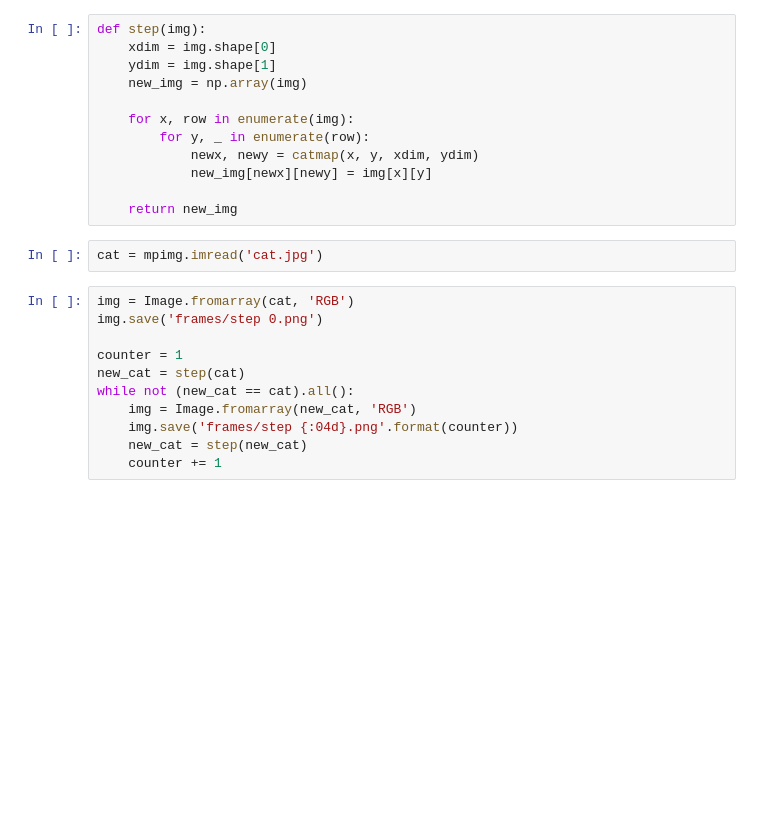
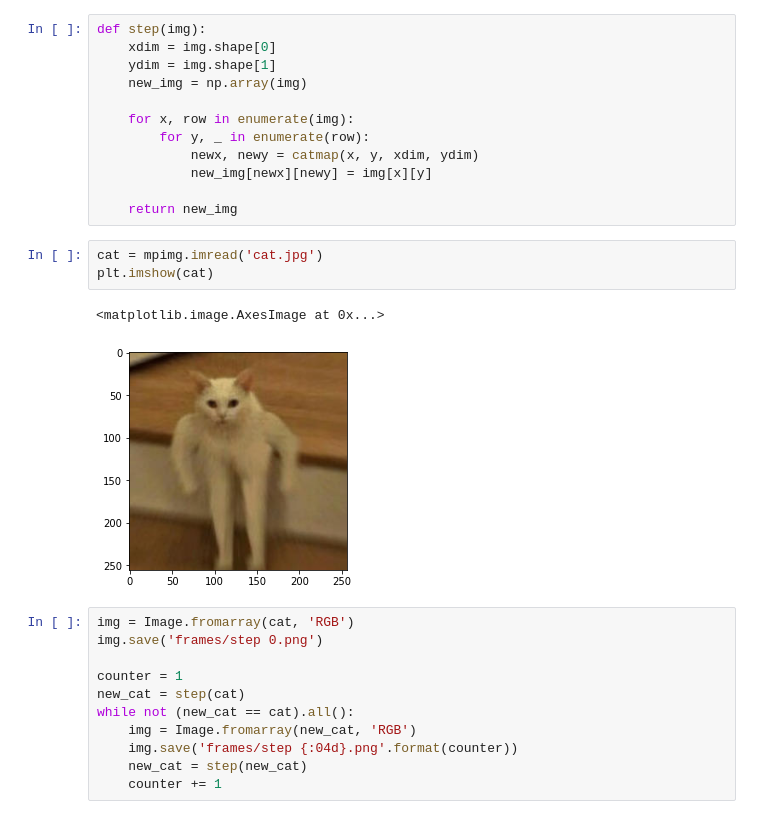
Before and after one commit to can-opener/Arnolds-Cat-Map, a Jupyter notebook: cat_map.ipynb, the cells around one changed output. Cells and saved outputs as stored; diff of their text form; blank space fills up the shorter version.

```diff
--- a/cat_map.ipynb
+++ b/cat_map.ipynb
@@ -24,6 +24,10 @@ def step(img):
     return new_img
 # %%
 cat = mpimg.imread('cat.jpg')
+plt.imshow(cat)
+# %% [output]
+<matplotlib.image.AxesImage at 0x...>
+[figure, added]
 # %%
 img = Image.fromarray(cat, 'RGB')
 img.save('frames/step 0.png')
```
Also changed, not shown: parts of 3 cells of this notebook.
